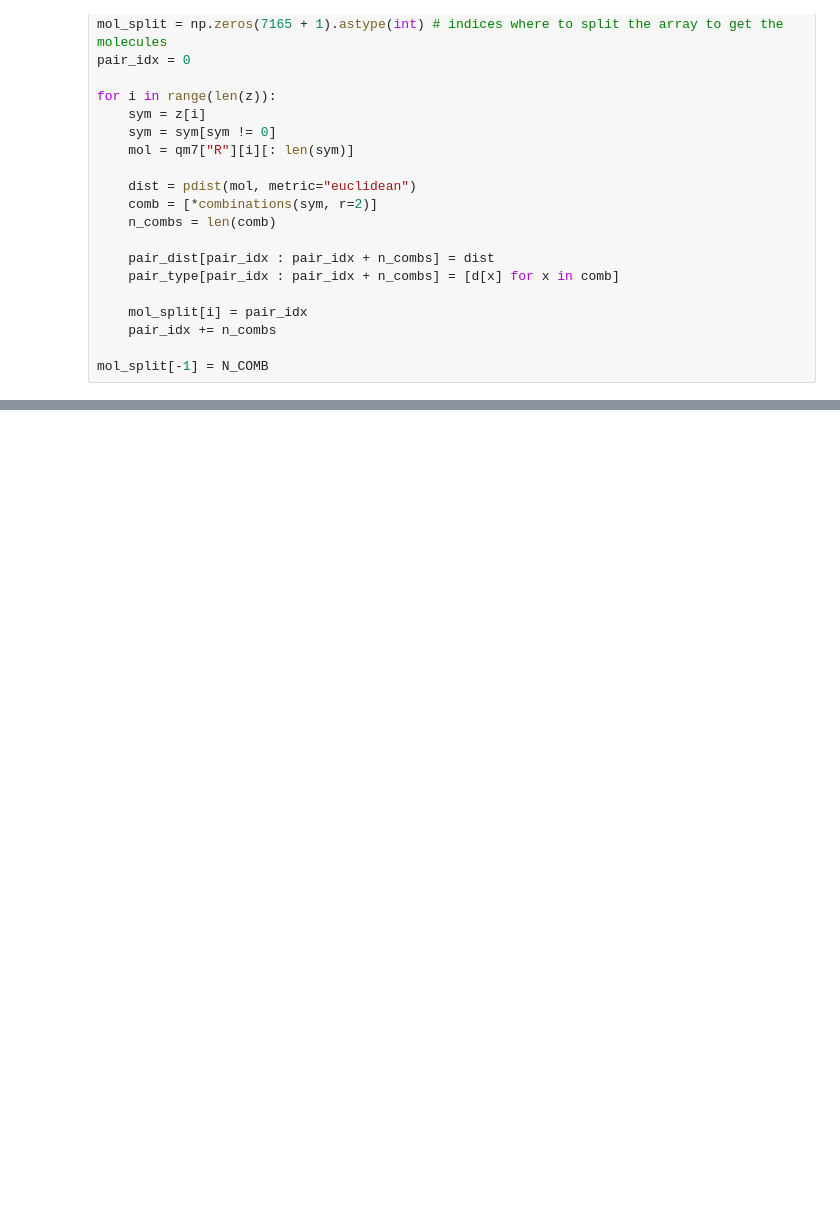
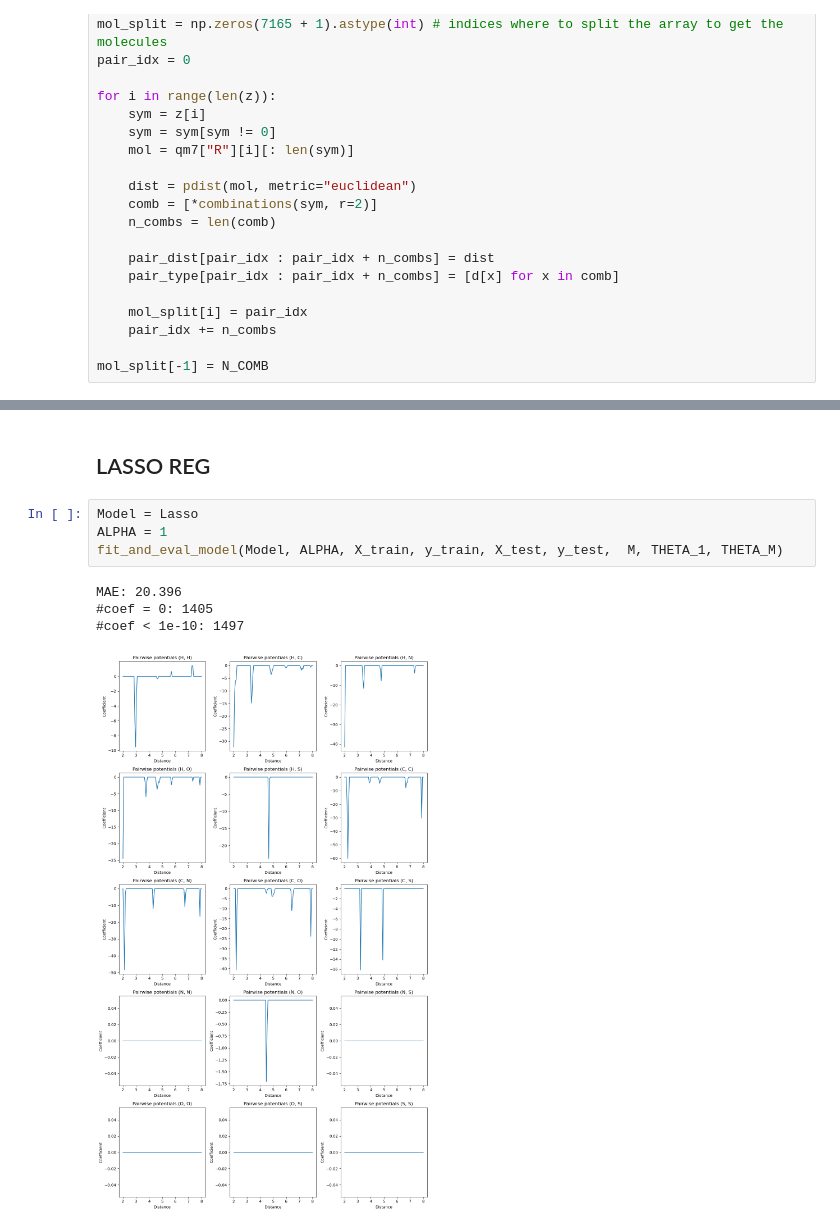
Before and after one commit to jascha-je/LabML4DS, a Jupyter notebook: p2/p2_jascha.ipynb, the cells around one changed output, grey strips where cells are left out. Saved outputs shown, nothing was run; the diff lists cells and outputs as text; blank space fills up the shorter version.

Commit message:
added lasso regression experiment

```diff
--- a/p2/p2_jascha.ipynb
+++ b/p2/p2_jascha.ipynb
@@ -398,0 +392,11 @@ plt.tight_layout()
+# %% [markdown]
+## LASSO REG
+# %%
+Model = Lasso
+ALPHA = 1
+fit_and_eval_model(Model, ALPHA, X_train, y_train, X_test, y_test,  M, THETA_1, THETA_M)
+# %% [output]
+MAE: 20.396
+#coef = 0: 1405
+#coef < 1e-10: 1497
+[figure, added]
```
Also changed, not shown: parts of 15 cells of this notebook.
